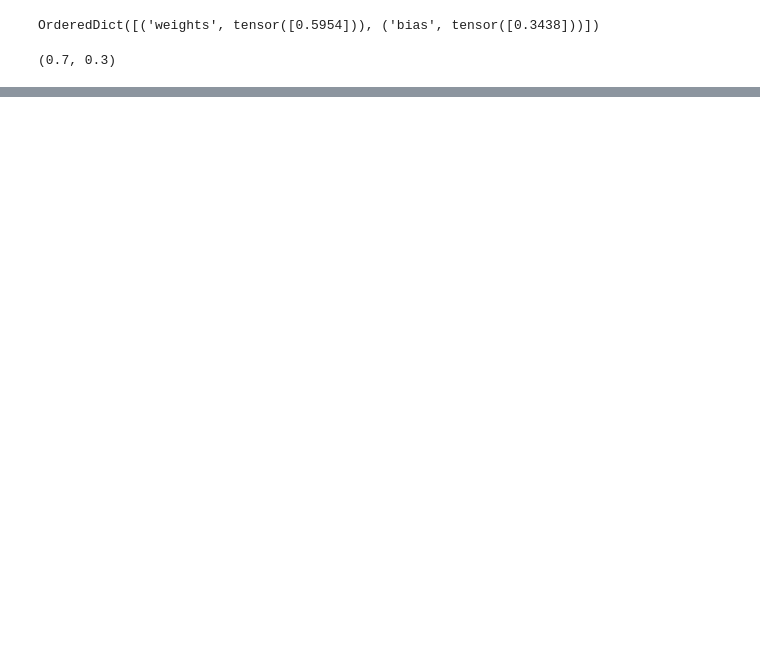
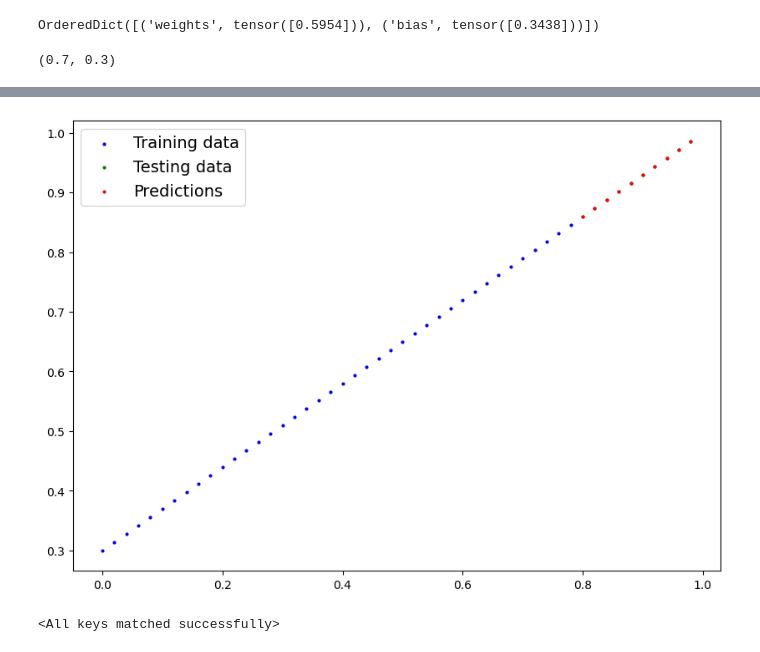
Before and after one commit to miller00315/ia_studies, a Jupyter notebook: py_torch_workflow.ipynb, the cells around one changed output, grey strips where cells are left out. Saved outputs shown, nothing was run; the diff lists cells and outputs as text; code cells hidden in the pictures; blank space fills up the shorter version.

```diff
--- a/py_torch_workflow.ipynb
+++ b/py_torch_workflow.ipynb
@@ -277,0 +419,40 @@ plot_prediction(predictions=y_preds)
+# %%
+# Let's write training loop
+
+torch.manual_seed(42)
+
+epochs = 200
+
+for epoch in range(epochs):
+  ## Training
+  model_1.train()
+
+  # 1. Forward pass
+  y_pred = model_1(X_train)
+
+  # 2. Calculate the loss
+  loss = loss_fn(y_pred, y_train)
+
+  # 3. Optimizer zero grad
+  optimizer.zero_grad()
+
+  # 4. Perform backpropagation on the loss with respect to the parameters of the mdoel
+  loss.backward()
+
+  # 5. Step the optimizer (perform gradient descent)
+  optimizer.step()
+
+  ## Testing
+  model_1.eval()
+  with torch.inference_mode():
+    # 1. Do the predictions
+    test_preds = model_1(X_test)
+
+    # 2. Calculate the loss
+    test_loss = loss_fn(test_preds, y_test)
+
+    # Print out whats's happening
+    if epoch % 10 == 0:
+      print(f"Epoch: {epoch} | Loss: {loss:.5f} | Test loss: {test_loss:.5f}")
+      print(model_1.state_dict())
+      print()
@@ -277,0 +477,2 @@ plot_prediction(predictions=y_preds)
+# %%
+model_1_preds = model_1(X_test)
@@ -277,0 +492,4 @@ plot_prediction(predictions=y_preds)
+# %%
+plot_prediction(predictions=model_1_preds.cpu().detach())
+# %% [output]
+[figure, added]
@@ -277,0 +509,7 @@ plot_prediction(predictions=y_preds)
+# %%
+# load saved model
+
+model_1_loaded = LinearRegressionModelV2()
+model_1_loaded.load_state_dict(torch.load(MODEL_SAVE_PATH))
+# %% [output]
+<All keys matched successfully>
```
Also changed, not shown: parts of 28 cells of this notebook.
